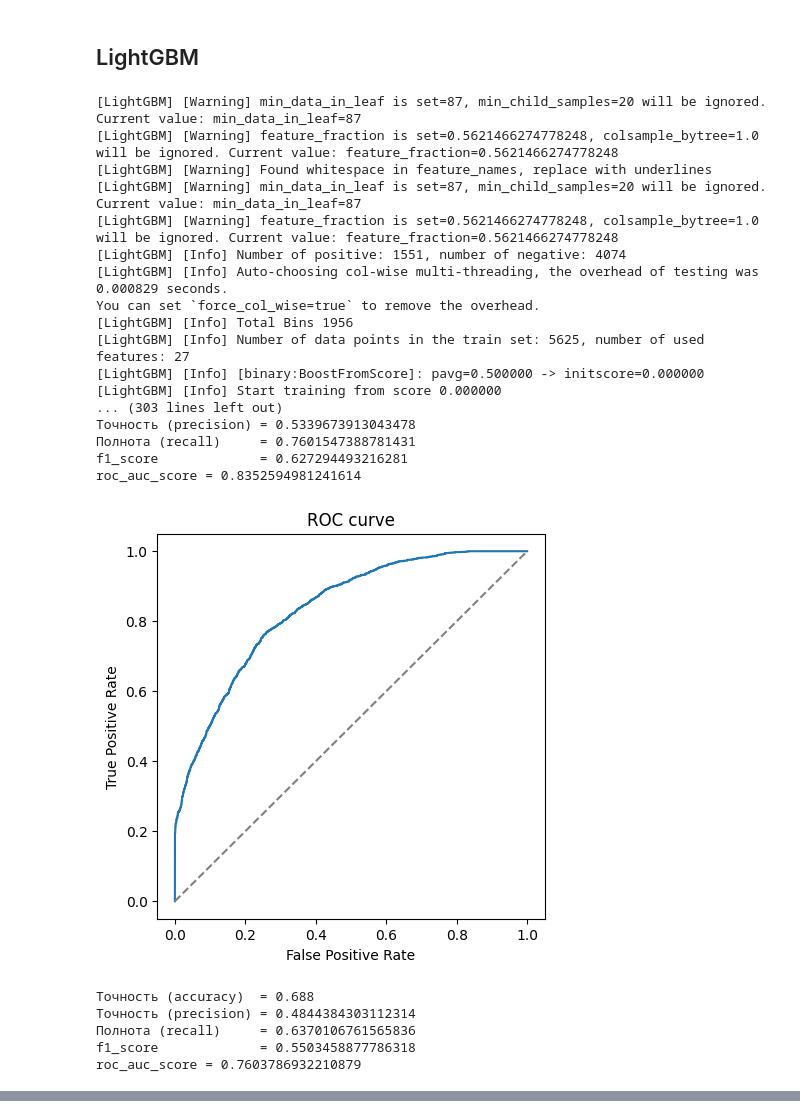
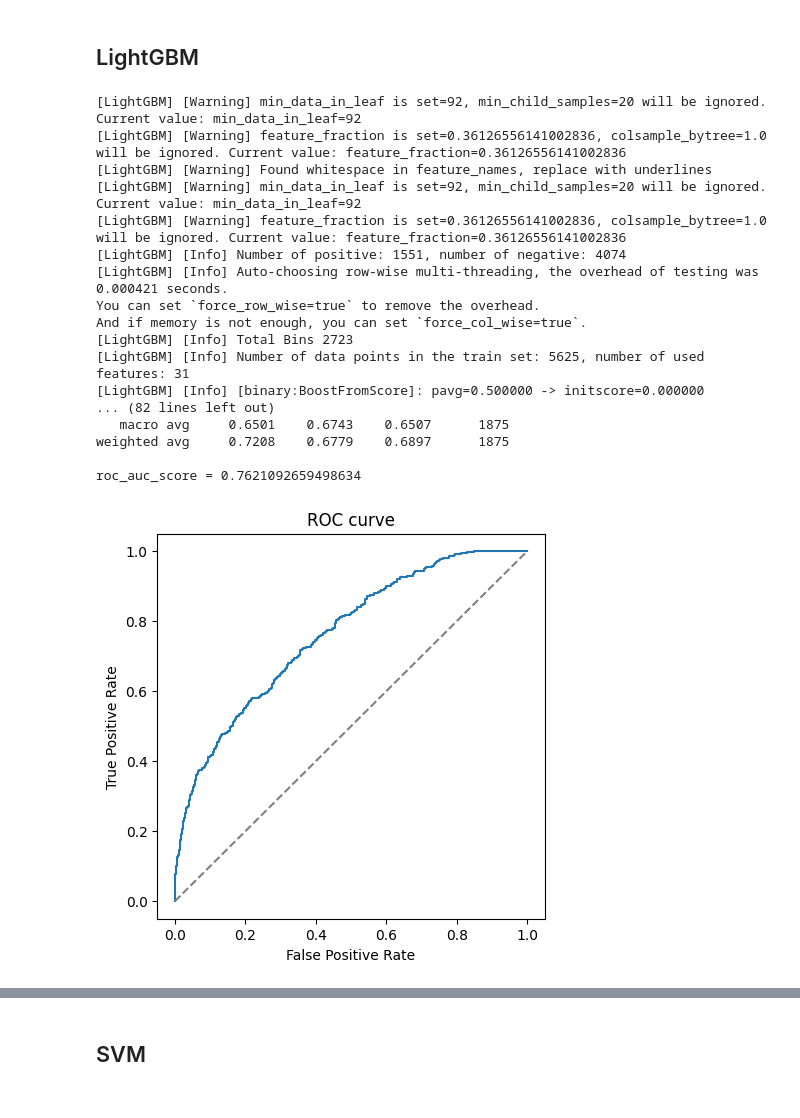
Before and after one commit to yakstati/credit_default, a Jupyter notebook: notebooks/model_selection.ipynb, the cells around one changed output, grey strips where cells are left out. Drawn from its saved outputs; the diff is of its cells as text; code cells hidden in the pictures.

```diff
--- a/notebooks/model_selection.ipynb
+++ b/notebooks/model_selection.ipynb
@@ -179,6 +248,7 @@ else:
 model_info = next((p for p in configs if p["model_name"] == "RandomForest"), None)
 best_params_ = model_info["params"] if model_info else None
 rf_pipeline = Pipeline(steps=[
+    ('preprocessor', preprocessor),
     ('RandomForest', RandomForestClassifier())
 ])
 
@@ -194,13 +264,13 @@ if best_params_ is None:
             "RandomForest__class_weight": optuna.distributions.CategoricalDistribution([None, 'balanced', 'balanced_subsample'])
         }
 
-    cv = KFold(n_splits=5, random_state=42, shuffle=True)
+    cv = StratifiedKFold(n_splits=5, random_state=42, shuffle=True)
 
     optuna_search = optuna.integration.OptunaSearchCV(
                 rf_pipeline,
                 param_grid,
                 cv=cv,
-                n_trials=50,
+                n_trials=100,
                 scoring=f1,
                 random_state=42
             )
@@ -229,6 +299,6 @@ y_train_proba_rf = rf_pipeline.predict_proba(X_train)[:, 1]
 y_test_pred_rf = rf_pipeline.predict(X_test)
 y_test_proba_rf = rf_pipeline.predict_proba(X_test)[:, 1]
 
-show_metrics(y_train, y_train_pred_rf, y_train_proba_rf)
+#show_metrics(y_train, y_train_pred_rf, y_train_proba_rf)
 show_metrics(y_test, y_test_pred_rf, y_test_proba_rf)
 # %% [output]
@@ -254,6 +323,7 @@ else:
     configs = []
 
 gb_pipeline = Pipeline(steps=[
+    ('preprocessor', preprocessor),
     ('GradientBoosting', GradientBoostingClassifier())
 ])
 
@@ -272,13 +342,13 @@ if best_params_ is None:
             "GradientBoosting__random_state": optuna.distributions.IntDistribution(42, 42)
         }
 
-    cv = KFold(n_splits=5, random_state=42, shuffle=True)
+    cv = StratifiedKFold(n_splits=5, random_state=42, shuffle=True)
 
     optuna_search = optuna.integration.OptunaSearchCV(
                 gb_pipeline,
                 param_grid,
                 cv=cv,
-                n_trials=50,
+                n_trials=100,
                 scoring=f1,
                 random_state=42
             )
@@ -307,6 +377,6 @@ y_train_proba_gb = gb_pipeline.predict_proba(X_train)[:, 1]
 y_test_pred_gb = gb_pipeline.predict(X_test)
 y_test_proba_gb = gb_pipeline.predict_proba(X_test)[:, 1]
 
-show_metrics(y_train, y_train_pred_gb, y_train_proba_gb)
+#show_metrics(y_train, y_train_pred_gb, y_train_proba_gb)
 show_metrics(y_test, y_test_pred_gb, y_test_proba_gb)
 # %% [output]
@@ -338,6 +407,7 @@ else:
 model_info = next((p for p in configs if p["model_name"] == "CatBoost"), None)
 best_params_ = model_info["params"] if model_info else None
 cb_pipeline = Pipeline(steps=[
+    ('preprocessor', preprocessor),
     ('CatBoost', CatBoostClassifier(**frozen_params))
 ])
 
@@ -352,13 +422,13 @@ if best_params_ is None:
             "CatBoost__auto_class_weights": optuna.distributions.CategoricalDistribution(['None', 'Balanced', 'SqrtBalanced'])
         }
 
-    cv = KFold(n_splits=5, random_state=42, shuffle=True)
+    cv = StratifiedKFold(n_splits=5, random_state=42, shuffle=True)
 
     optuna_search = optuna.integration.OptunaSearchCV(
                 cb_pipeline,
                 param_grid,
                 cv=cv,
-                n_trials=50,
+                n_trials=100,
                 scoring=f1,
                 random_state=42
             )
@@ -387,6 +457,6 @@ y_train_proba_cb = cb_pipeline.predict_proba(X_train)[:, 1]
 y_test_pred_cb = cb_pipeline.predict(X_test)
 y_test_proba_cb = cb_pipeline.predict_proba(X_test)[:, 1]
 
-show_metrics(y_train, y_train_pred_cb, y_train_proba_cb)
+#show_metrics(y_train, y_train_pred_cb, y_train_proba_cb)
 show_metrics(y_test, y_test_pred_cb, y_test_proba_cb)
 # %% [output]
@@ -414,6 +483,7 @@ else:
 model_info = next((p for p in configs if p["model_name"] == "XGBoost"), None)
 best_params_ = model_info["params"] if model_info else None
 xg_pipeline = Pipeline(steps=[
+    ('preprocessor', preprocessor),
     ('XGBoost', XGBClassifier())
 ])
 
@@ -427,13 +497,13 @@ if best_params_ is None:
             "XGBoost__random_state": optuna.distributions.IntDistribution(42, 42)
         }
 
-    cv = KFold(n_splits=5, random_state=42, shuffle=True)
+    cv = StratifiedKFold(n_splits=5, random_state=42, shuffle=True)
 
     optuna_search = optuna.integration.OptunaSearchCV(
                 xg_pipeline,
                 param_grid,
                 cv=cv,
-                n_trials=50,
+                n_trials=100,
                 scoring=f1,
                 random_state=42
             )
@@ -462,6 +532,6 @@ y_train_proba_xg = xg_pipeline.predict_proba(X_train)[:, 1]
 y_test_pred_xg = xg_pipeline.predict(X_test)
 y_test_proba_xg = xg_pipeline.predict_proba(X_test)[:, 1]
 
-show_metrics(y_train, y_train_pred_xg, y_train_proba_xg)
+#show_metrics(y_train, y_train_pred_xg, y_train_proba_xg)
 show_metrics(y_test, y_test_pred_xg, y_test_proba_xg)
 # %% [output]
@@ -489,6 +558,7 @@ else:
 model_info = next((p for p in configs if p["model_name"] == "LightGBM"), None)
 best_params_ = model_info["params"] if model_info else None
 lgbm_pipeline = Pipeline(steps=[
+    ('preprocessor', preprocessor),
     ('LightGBM', LGBMClassifier())
 ])
 
@@ -507,64 +577,59 @@ if best_params_ is None:
             "LightGBM__class_weight": optuna.distributions.CategoricalDistribution([None, 'balanced'])
         }
 
-    cv = KFold(n_splits=5, random_state=42, shuffle=True)
+    cv = StratifiedKFold(n_splits=5, random_state=42, shuffle=True)
 
     optuna_search = optuna.integration.OptunaSearchCV(
                 lgbm_pipeline,
                 param_grid,
                 cv=cv,
-                n_trials=50,
+                n_trials=100,
                 scoring=f1,
                 random_state=42
             )
 
     optuna_search.fit(X_train, y_train)
     best_params_ = {
         k.replace("LightGBM__", ""): v
         for k, v in optuna_search.best_params_.items()
     }
 
     model_info = {
                 "model_name": "LightGBM",
                 "params": best_params_
             }
 
     configs.append(model_info)
 
     with open(config_path, "w", encoding="utf-8") as config:
         json.dump(configs, config, indent=4, ensure_ascii=False)
 
 lgbm_pipeline.set_params(**{f"LightGBM__{k}": v for k, v in best_params_.items()})
 lgbm_pipeline.fit(X_train, y_train)
 y_train_pred_lgbm = lgbm_pipeline.predict(X_train)
 y_train_proba_lgbm = lgbm_pipeline.predict_proba(X_train)[:, 1]
 
 y_test_pred_lgbm = lgbm_pipeline.predict(X_test)
 y_test_proba_lgbm = lgbm_pipeline.predict_proba(X_test)[:, 1]
 
-show_metrics(y_train, y_train_pred_lgbm, y_train_proba_lgbm)
+#show_metrics(y_train, y_train_pred_lgbm, y_train_proba_lgbm)
 show_metrics(y_test, y_test_pred_lgbm, y_test_proba_lgbm)
 # %% [output]
-[LightGBM] [Warning] min_data_in_leaf is set=87, min_child_samples=20 will be ignored. Current value: min_data_in_leaf=87
-[LightGBM] [Warning] feature_fraction is set=0.5621466274778248, colsample_bytree=1.0 will be ignored. Current value: feature_fraction=0.5621466274778248
+[LightGBM] [Warning] min_data_in_leaf is set=92, min_child_samples=20 will be ignored. Current value: min_data_in_leaf=92
+[LightGBM] [Warning] feature_fraction is set=0.36126556141002836, colsample_bytree=1.0 will be ignored. Current value: feature_fraction=0.36126556141002836
 [LightGBM] [Warning] Found whitespace in feature_names, replace with underlines
-[LightGBM] [Warning] min_data_in_leaf is set=87, min_child_samples=20 will be ignored. Current value: min_data_in_leaf=87
-[LightGBM] [Warning] feature_fraction is set=0.5621466274778248, colsample_bytree=1.0 will be ignored. Current value: feature_fraction=0.5621466274778248
+[LightGBM] [Warning] min_data_in_leaf is set=92, min_child_samples=20 will be ignored. Current value: min_data_in_leaf=92
+[LightGBM] [Warning] feature_fraction is set=0.36126556141002836, colsample_bytree=1.0 will be ignored. Current value: feature_fraction=0.36126556141002836
 [LightGBM] [Info] Number of positive: 1551, number of negative: 4074
-[LightGBM] [Info] Auto-choosing col-wise multi-threading, the overhead of testing was 0.000829 seconds.
-You can set `force_col_wise=true` to remove the overhead.
-[LightGBM] [Info] Total Bins 1956
-[LightGBM] [Info] Number of data points in the train set: 5625, number of used features: 27
+[LightGBM] [Info] Auto-choosing row-wise multi-threading, the overhead of testing was 0.000421 seconds.
+You can set `force_row_wise=true` to remove the overhead.
+And if memory is not enough, you can set `force_col_wise=true`.
+[LightGBM] [Info] Total Bins 2723
+[LightGBM] [Info] Number of data points in the train set: 5625, number of used features: 31
 [LightGBM] [Info] [binary:BoostFromScore]: pavg=0.500000 -> initscore=0.000000
-[LightGBM] [Info] Start training from score 0.000000
-... (303 lines left out)
-Точность (precision) = 0.5339673913043478
-Полнота (recall)     = 0.7601547388781431
-f1_score             = 0.627294493216281
-roc_auc_score = 0.8352594981241614
+... (82 lines left out)
+   macro avg     0.6501    0.6743    0.6507      1875
+weighted avg     0.7208    0.6779    0.6897      1875
+
+roc_auc_score = 0.7621092659498634
-[figure, old version]
+[figure, new version]
-Точность (accuracy)  = 0.688
-Точность (precision) = 0.4844384303112314
-Полнота (recall)     = 0.6370106761565836
-f1_score             = 0.5503458877786318
-roc_auc_score = 0.7603786932210879
@@ -571,0 +636,2 @@ roc_auc_score = 0.7603786932210879
+# %% [markdown]
+## SVM
```
Also changed, not shown: parts of 13 cells of this notebook, 10 other files.
